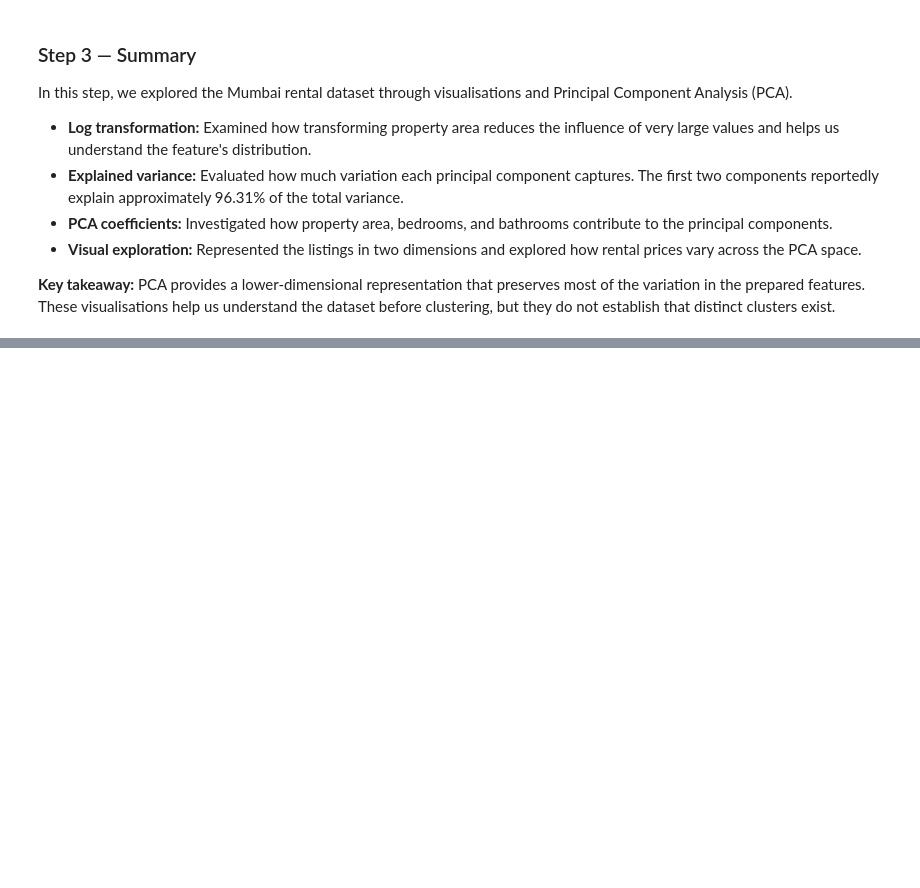
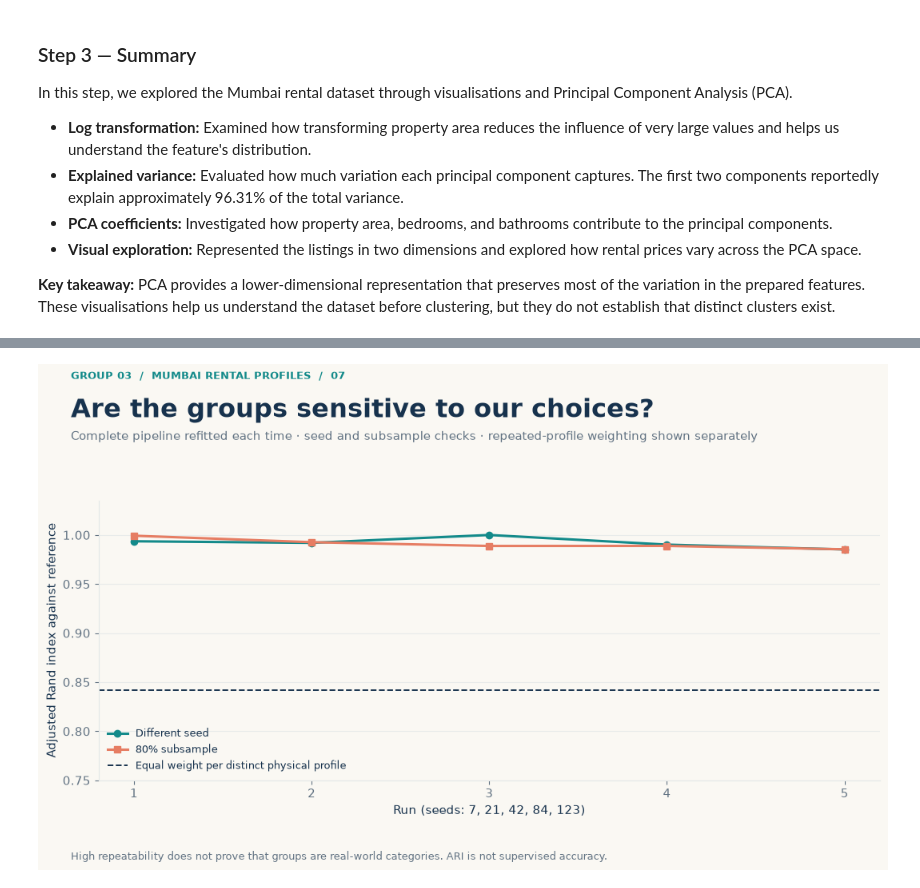
Before and after one commit to iaac-maai/group-3-day3-assignment, a Jupyter notebook: Unsupervisedlearning.ipynb, the cells around one changed output, grey strips where cells are left out. Cells and saved outputs as stored; diff of their text form; code cells hidden in the pictures; blank space fills up the shorter version.

```diff
--- a/Unsupervisedlearning.ipynb
+++ b/Unsupervisedlearning.ipynb
@@ -488,0 +602,29 @@ In this step, we explored the Mumbai rental dataset through visualisations and P
+# %%
+stability_rows = []
+seeds = [7, 21, 42, 84, 123]
+with threadpool_limits(limits=2):
+    for seed in seeds:
+        seed_pipeline = clone(cluster_pipeline).set_params(clusterer__random_state=seed)
+        seed_pipeline.fit(X_cluster)
+        stability_rows.append({"check": "Different seed", "seed": seed,
+            "ari_all": float(adjusted_rand_score(cluster_labels, seed_pipeline.predict(X_cluster))),
+            "ari_excluded": np.nan})
+        selected = np.sort(np.random.default_rng(seed).choice(len(X_cluster), int(0.8*len(X_cluster)), replace=False))
+        excluded = np.setdiff1d(np.arange(len(X_cluster)), selected)
+        sample_pipeline = clone(cluster_pipeline).set_params(clusterer__random_state=seed)
+        sample_pipeline.fit(X_cluster.iloc[selected])
+        sample_predictions = sample_pipeline.predict(X_cluster)
+        stability_rows.append({"check": "80% subsample", "seed": seed,
+            "ari_all": float(adjusted_rand_score(cluster_labels, sample_predictions)),
+            "ari_excluded": float(adjusted_rand_score(cluster_labels[excluded], sample_predictions[excluded]))})
+    unique_profiles = X_cluster.drop_duplicates()
+    unique_pipeline = clone(cluster_pipeline).fit(unique_profiles)
+    unique_weight_ari = float(adjusted_rand_score(cluster_labels, unique_pipeline.predict(X_cluster)))
+stability = pd.DataFrame(stability_rows)
+display(stability.round(5))
+stability_summary = stability.groupby("check")["ari_all"].agg(["mean", "std", "min", "max"])
+# Population SD across the five runs, matching our stated reporting convention.
+stability_summary["std"] = stability.groupby("check")["ari_all"].std(ddof=0)
+display(stability_summary.round(5))
+print("Distinct physical profiles used for the weighting check:", len(unique_profiles))
+print("Equal-profile-weighting ARI against the listing-weighted reference:", unique_weight_ari)
@@ -488,0 +649,17 @@ In this step, we explored the Mumbai rental dataset through visualisations and P
+# %%
+fig, ax = plt.subplots(figsize=(11.5, 6.6))
+fig.subplots_adjust(left=0.10, right=0.95, bottom=0.19, top=0.72)
+for label, color, marker in [("Different seed", TEAL, "o"), ("80% subsample", CORAL, "s")]:
+    part = stability[stability["check"] == label]
+    ax.plot(np.arange(1,6), part["ari_all"], color=color, marker=marker, linewidth=2.2, label=label)
+ax.axhline(unique_weight_ari, color=NAVY, linestyle="--", linewidth=1.4, label="Equal weight per distinct physical profile")
+ax.set(xlabel="Run (seeds: 7, 21, 42, 84, 123)", ylabel="Adjusted Rand index against reference",
+       xticks=np.arange(1,6), ylim=(min(0.75, unique_weight_ari-0.05),1.035))
+ax.legend(frameon=False, loc="lower left", fontsize=9)
+ax.grid(axis="y")
+heading(fig, "07", "Are the groups sensitive to our choices?",
+        "Complete pipeline refitted each time · seed and subsample checks · repeated-profile weighting shown separately",
+        "High repeatability does not prove that groups are real-world categories. ARI is not supervised accuracy.")
+save_figure(fig, "07_cluster_stability")
+# %% [output]
+[figure, added]
```
Also changed, not shown: parts of 12 cells of this notebook, 9 other files.
